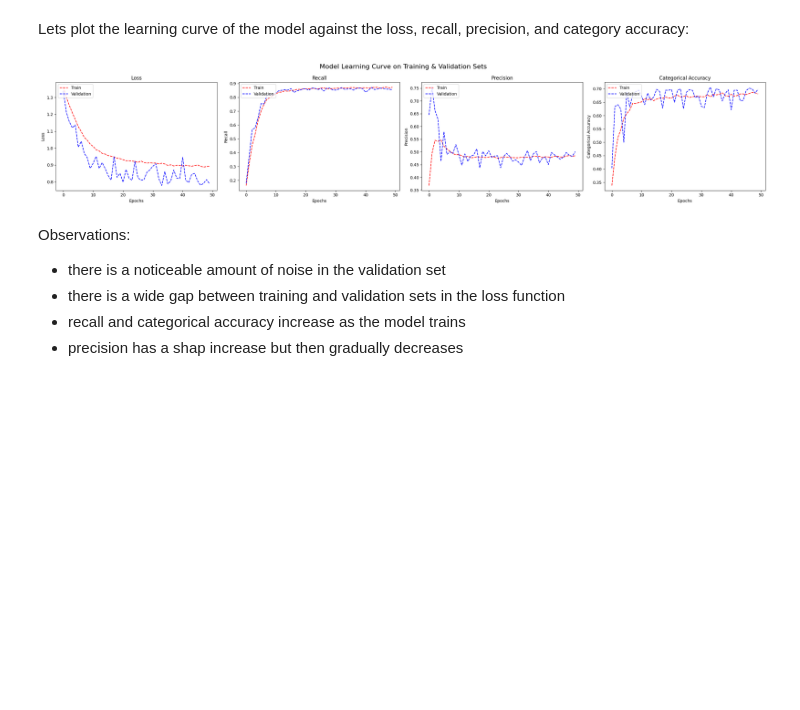
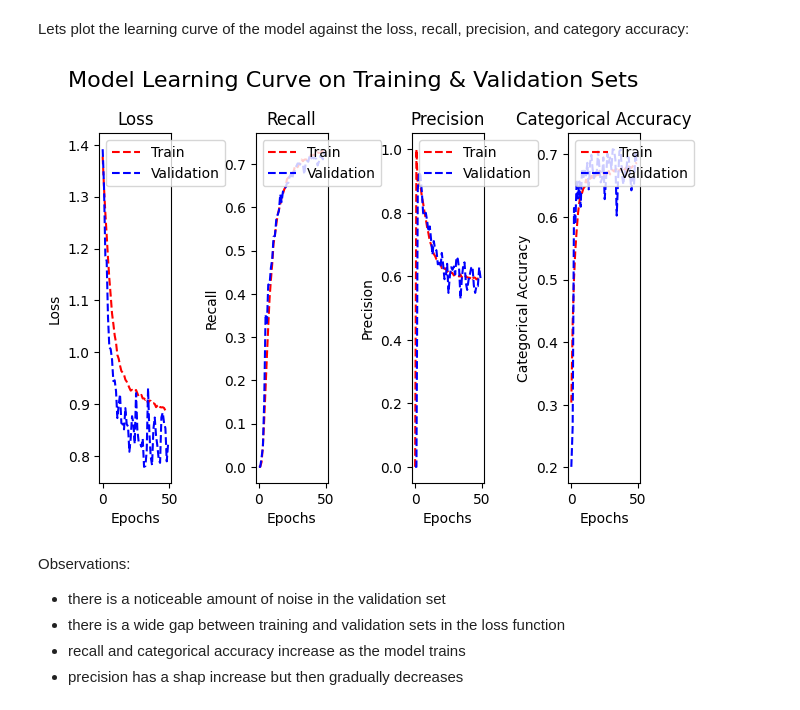
Before and after one commit to IbrahimAshhab/ML-A2-Colon-Cancer, a Jupyter notebook: s3953973_s4007880.ipynb, the cells around one changed output. Saved outputs shown, nothing was run; the diff lists cells and outputs as text; code cells hidden in the pictures; blank space fills up the shorter version.

Commit message:
Finalized part 2 model, fixed incorrect graph bug and added references. Introduced squished graphs bug.

```diff
--- a/s3953973_s4007880.ipynb
+++ b/s3953973_s4007880.ipynb
@@ -864,7 +864,7 @@ We will use categorical cross entropy for the loss function since our target var
 # %%
 model.compile(optimizer='SGD',
               loss=tf.keras.losses.CategoricalCrossentropy(from_logits=True),
-              metrics=[tf.keras.metrics.Recall(), tf.keras.metrics.Precision(), 'categorical_accuracy']
+              metrics=['precision', 'recall', 'categorical_accuracy']
 )
 # %% [markdown]
 Lets train the model and use class weights to balance the classes:
@@ -914,10 +914,6 @@ def plot_learning_curve(train_loss, val_loss,
                         train_metric_3, val_metric_3,
                         metric_name_1, metric_name_2, metric_name_3,
                         title):
-
-    plt.figure(figsize=(25,5))
-
-    # Plot loss
     plt.subplot(1, 4, 1)
     plt.plot(train_loss, 'r--')
     plt.plot(val_loss, 'b--')
@@ -939,36 +935,36 @@ def plot_learning_curve(train_loss, val_loss,
     plt.subplot(1, 4, 3)
     plt.plot(train_metric_2, 'r--')
     plt.plot(val_metric_2, 'b--')
     plt.xlabel("Epochs")
     plt.ylabel(metric_name_2)
     plt.title(metric_name_2)
     plt.legend(['Train', 'Validation'], loc='upper left')
 
     # Plot metric 3 (Accuracy)
     plt.subplot(1, 4, 4)
     plt.plot(train_metric_3, 'r--')
     plt.plot(val_metric_3, 'b--')
     plt.xlabel("Epochs")
     plt.ylabel(metric_name_3)
     plt.title(metric_name_3)
     plt.legend(['Train', 'Validation'], loc='upper left')
 
     plt.suptitle(title, fontsize=16)
     plt.tight_layout()
     plt.show()
 # print(history.history.keys())
 plot_learning_curve(
     history.history['loss'], history.history['val_loss'],
-    history.history['recall_14'], history.history['val_recall_14'],
-    history.history['precision_14'], history.history['val_precision_14'],
+    history.history['recall'], history.history['val_recall'],
+    history.history['precision'], history.history['val_precision'],
     history.history['categorical_accuracy'], history.history['val_categorical_accuracy'],
     metric_name_1='Recall',
     metric_name_2='Precision',
     metric_name_3='Categorical Accuracy',
     title='Model Learning Curve on Training & Validation Sets'
 )
 # %% [output]
-[figure, old version]
+[figure, new version]
 # %% [markdown]
 Observations:
 - there is a noticeable amount of noise in the validation set
```
Also changed, not shown: parts of 17 cells of this notebook.
